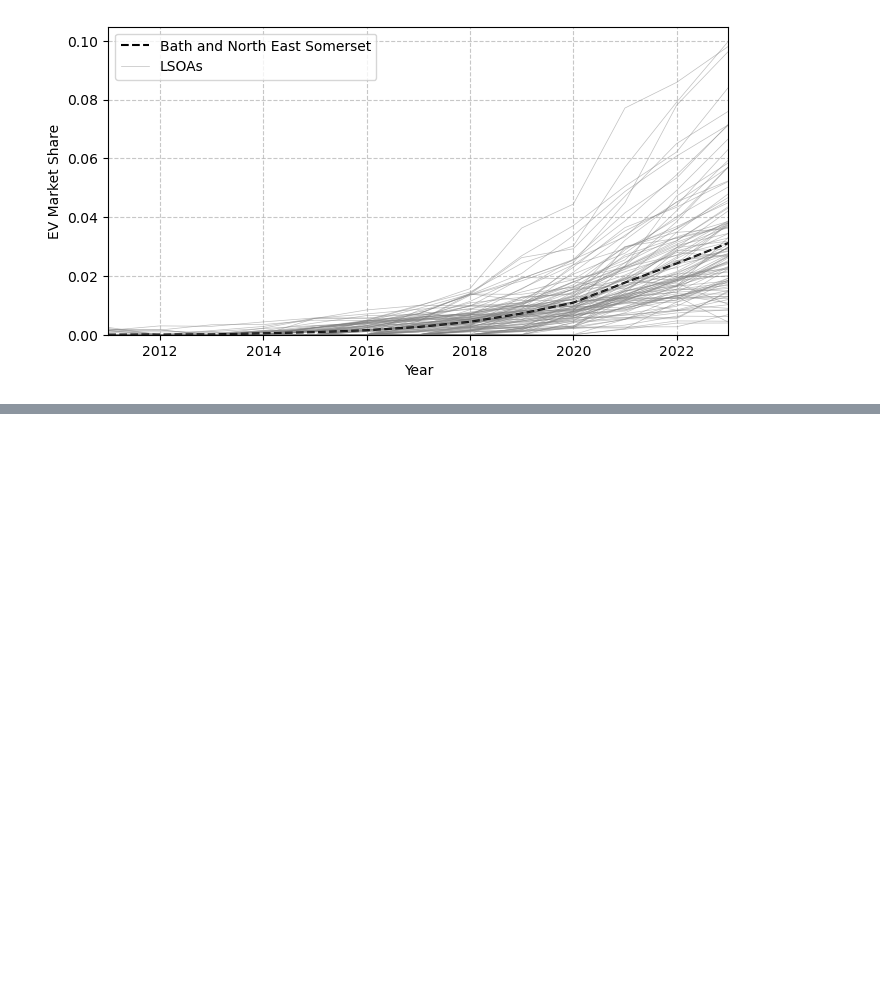
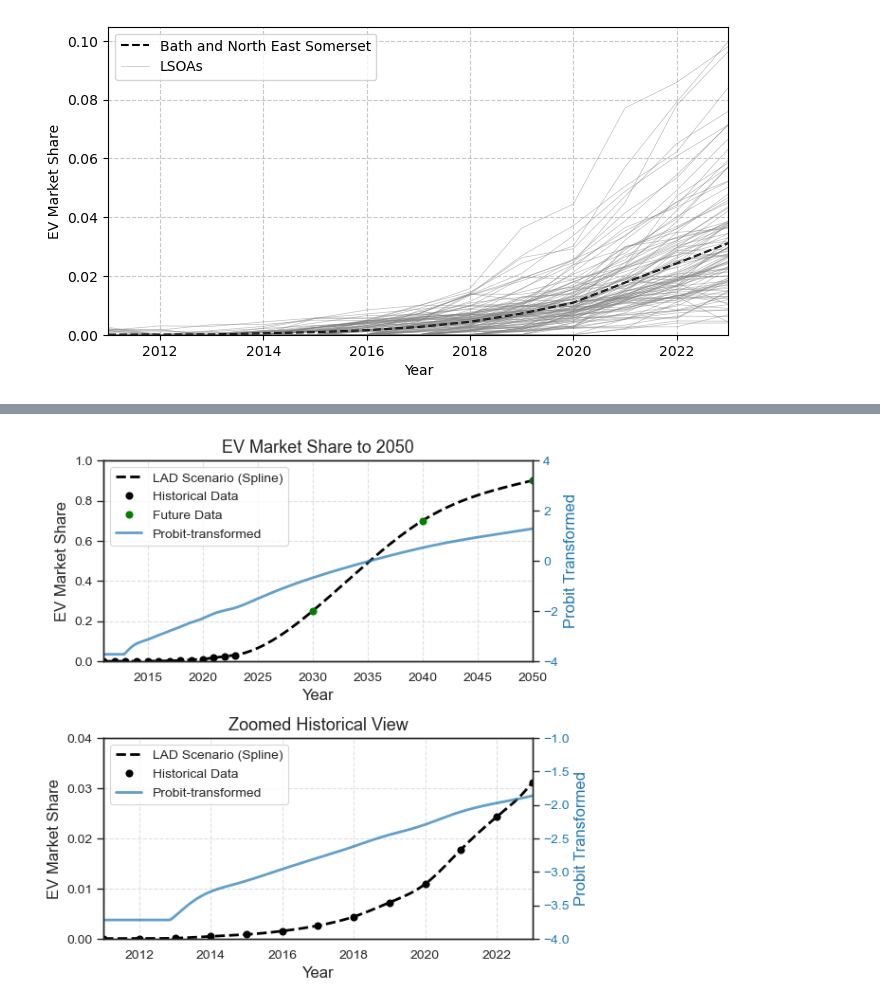
Before and after one commit to isaacflower/EVAdoptionForecastingFramework, a Jupyter notebook: notebooks/demo.ipynb, the cells around one changed output, grey strips where cells are left out. Drawn from its saved outputs; the diff is of its cells as text; code cells hidden in the pictures; blank space fills up the shorter version.

Commit message:
Added CustomMeanFunction, Spline, transforms, and GPForecastingModel code.

```diff
--- a/notebooks/demo.ipynb
+++ b/notebooks/demo.ipynb
@@ -118,0 +133,81 @@ plt.show()
+# %%
+# Example future scenario points
+future_points = {
+    2030: 0.25,
+    2040: 0.7,
+    2050: 0.9
+}
+
+# LAD to plot
+lad = 'Bath and North East Somerset'
+
+# Combine historical and scenario data
+lad_ev_ms_df_scenario = pd.concat([lad_evms_df[lad], pd.Series(future_points)])
+x = lad_ev_ms_df_scenario.index
+y = lad_ev_ms_df_scenario.values
+
+# Fit spline
+spl = Spline(x, y)
+spl.fit_spline()
+
+# New x-axis values for smooth plotting
+x_new = np.linspace(2011, 2050, 1000)
+y_spline = spl.evaluate(x_new)
+y_probit = probit(y_spline)
+
+# Plot setup
+fig, axes = plt.subplots(2, 1, figsize=(6, 6), sharey=False)
+
+# Plot 1: Full range to 2050
+ax1 = axes[0]
+ax1.plot(x_new, y_spline, '--', color='black', lw=2, label='LAD Scenario (Spline)')
+ax1.plot(x[:-3], y[:-3], 'o', color='black', label='Historical Data')
+ax1.plot(x[-3:], y[-3:], 'o', color='green', label='Future Data')
+ax1.set_xlim(2011, 2050)
+ax1.set_ylim(0, 1)
+ax1.set_xlabel('Year', fontsize=12)
+ax1.set_ylabel('EV Market Share', fontsize=12)
+ax1.grid(True, linestyle='--', alpha=0.6)
+ax1.tick_params(labelsize=10)
+
+# Twin y-axis for probit
+ax1b = ax1.twinx()
+ax1b.plot(x_new, y_probit, color='C0', lw=2, alpha=0.7, label='Probit-transformed')
+ax1b.set_ylabel('Probit Transformed', color='C0', fontsize=12)
+ax1b.tick_params(axis='y', labelcolor='C0', labelsize=10)
+ax1b.set_ylim(-4, 4)
+
+# Legend
+lines1, labels1 = ax1.get_legend_handles_labels()
+lines1b, labels1b = ax1b.get_legend_handles_labels()
+ax1.legend(lines1 + lines1b, labels1 + labels1b, loc='upper left', fontsize=10)
+ax1.set_title('EV Market Share to 2050', fontsize=13)
+
+# Plot 2: Zoomed in to 2023
+ax2 = axes[1]
+ax2.plot(x_new, y_spline, '--', color='black', lw=2, label='LAD Scenario (Spline)')
+ax2.plot(x[:-3], y[:-3], 'o', color='black', label='Historical Data')
+ax2.set_xlim(2011, 2023)
+ax2.set_ylim(0, 0.04)
+ax2.set_xlabel('Year', fontsize=12)
+ax2.set_ylabel('EV Market Share', fontsize=12)
+ax2.grid(True, linestyle='--', alpha=0.6)
+ax2.tick_params(labelsize=10)
+
+# Twin y-axis for probit
+ax2b = ax2.twinx()
+ax2b.plot(x_new, y_probit, color='C0', lw=2, alpha=0.7, label='Probit-transformed')
+ax2b.set_ylabel('Probit Transformed', color='C0', fontsize=12)
+ax2b.tick_params(axis='y', labelcolor='C0', labelsize=10)
+ax2b.set_ylim(-4, -1)
+
+# Legend
+lines2, labels2 = ax2.get_legend_handles_labels()
+lines2b, labels2b = ax2b.get_legend_handles_labels()
+ax2.legend(lines2 + lines2b, labels2 + labels2b, loc='upper left', fontsize=10)
+ax2.set_title('Zoomed Historical View', fontsize=13)
+
+plt.tight_layout()
+plt.show()
+# %% [output]
+[figure, added]
```
Also changed, not shown: parts of 2 cells of this notebook, 4 other files.
